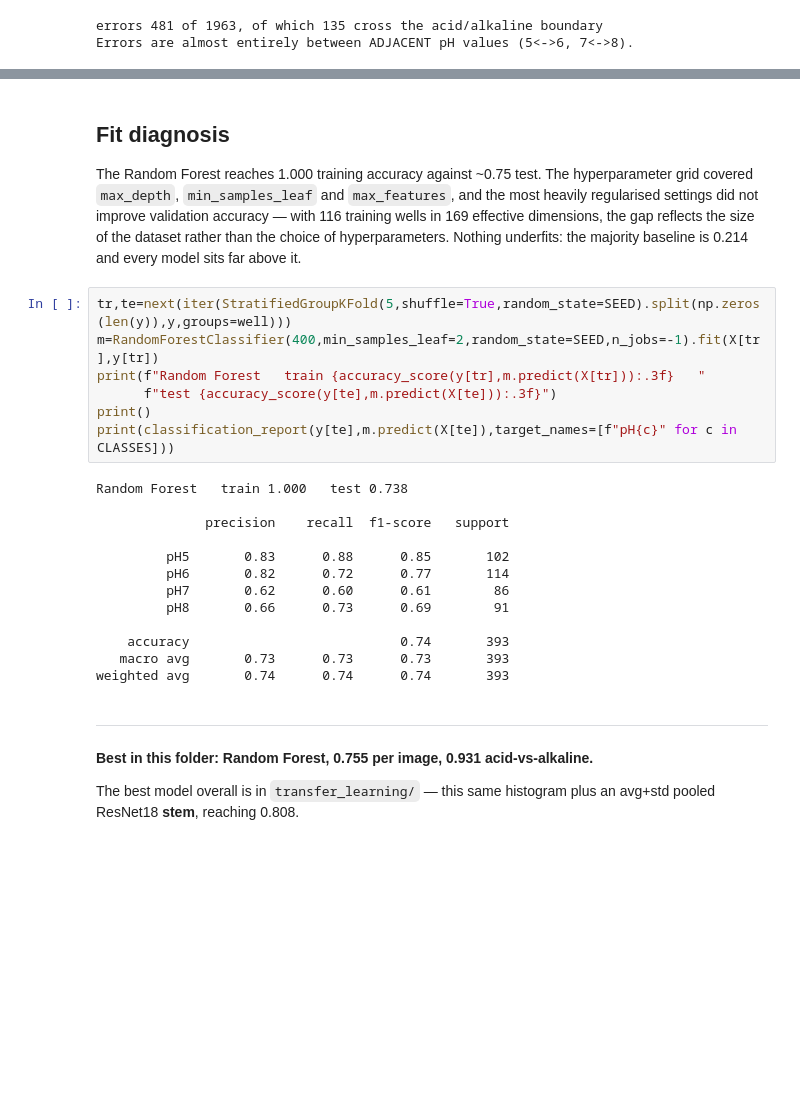
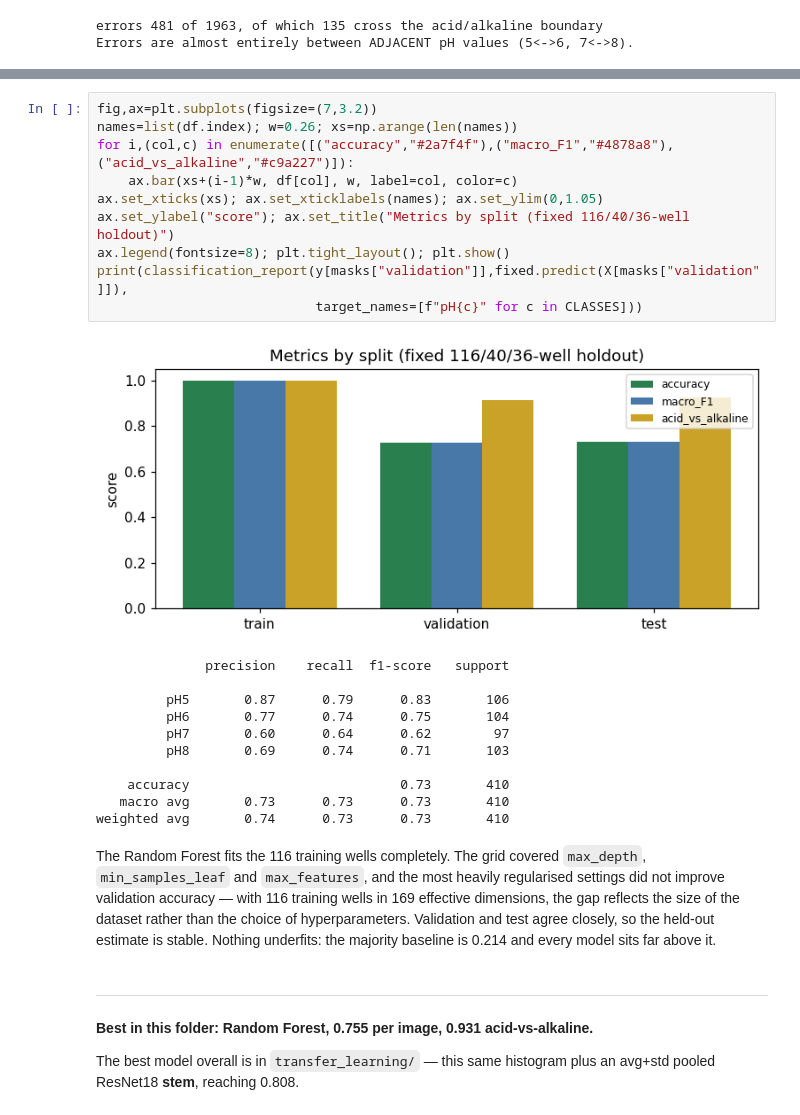
Before and after one commit to cherie-dips/MLPR_Project, a Jupyter notebook: supervised/supervised_models.ipynb, the cells around one changed output, grey strips where cells are left out. Saved outputs shown, nothing was run; the diff lists cells and outputs as text; blank space fills up the shorter version.

```diff
--- a/supervised/supervised_models.ipynb
+++ b/supervised/supervised_models.ipynb
@@ -165,32 +208,33 @@ Errors are almost entirely between ADJACENT pH values (5<->6, 7<->8).
+# %%
+fig,ax=plt.subplots(figsize=(7,3.2))
+names=list(df.index); w=0.26; xs=np.arange(len(names))
+for i,(col,c) in enumerate([("accuracy","#2a7f4f"),("macro_F1","#4878a8"),("acid_vs_alkaline","#c9a227")]):
+    ax.bar(xs+(i-1)*w, df[col], w, label=col, color=c)
+ax.set_xticks(xs); ax.set_xticklabels(names); ax.set_ylim(0,1.05)
+ax.set_ylabel("score"); ax.set_title("Metrics by split (fixed 116/40/36-well holdout)")
+ax.legend(fontsize=8); plt.tight_layout(); plt.show()
+print(classification_report(y[masks["validation"]],fixed.predict(X[masks["validation"]]),
+                            target_names=[f"pH{c}" for c in CLASSES]))
+# %% [output]
+[figure, added]
+              precision    recall  f1-score   support
+
+         pH5       0.87      0.79      0.83       106
+         pH6       0.77      0.74      0.75       104
+         pH7       0.60      0.64      0.62        97
+         pH8       0.69      0.74      0.71       103
+
+    accuracy                           0.73       410
+   macro avg       0.73      0.73      0.73       410
+weighted avg       0.74      0.73      0.73       410
 # %% [markdown]
-## Fit diagnosis
-
-The Random Forest reaches 1.000 training accuracy against ~0.75 test. The
-hyperparameter grid covered `max_depth`, `min_samples_leaf` and `max_features`,
-and the most heavily regularised settings did not improve validation accuracy —
-with 116 training wells in 169 effective dimensions, the gap reflects the size
-of the dataset rather than the choice of hyperparameters. Nothing underfits: the
-majority baseline is 0.214 and every model sits far above it.
+The Random Forest fits the 116 training wells completely. The grid covered
+`max_depth`, `min_samples_leaf` and `max_features`, and the most heavily
+regularised settings did not improve validation accuracy — with 116 training
+wells in 169 effective dimensions, the gap reflects the size of the dataset
+rather than the choice of hyperparameters. Validation and test agree closely, so
+the held-out estimate is stable. Nothing underfits: the majority baseline is
+0.214 and every model sits far above it.
-# %%
-tr,te=next(iter(StratifiedGroupKFold(5,shuffle=True,random_state=SEED).split(np.zeros(len(y)),y,groups=well)))
-m=RandomForestClassifier(400,min_samples_leaf=2,random_state=SEED,n_jobs=-1).fit(X[tr],y[tr])
-print(f"Random Forest   train {accuracy_score(y[tr],m.predict(X[tr])):.3f}   "
-      f"test {accuracy_score(y[te],m.predict(X[te])):.3f}")
-print()
-print(classification_report(y[te],m.predict(X[te]),target_names=[f"pH{c}" for c in CLASSES]))
-# %% [output]
-Random Forest   train 1.000   test 0.738
-
-              precision    recall  f1-score   support
-
-         pH5       0.83      0.88      0.85       102
-         pH6       0.82      0.72      0.77       114
-         pH7       0.62      0.60      0.61        86
-         pH8       0.66      0.73      0.69        91
-
-    accuracy                           0.74       393
-   macro avg       0.73      0.73      0.73       393
-weighted avg       0.74      0.74      0.74       393
 # %% [markdown]
 ---
 **Best in this folder: Random Forest, 0.755 per image, 0.931 acid-vs-alkaline.**
```
Also changed, not shown: parts of 3 cells of this notebook, 5 other files.
